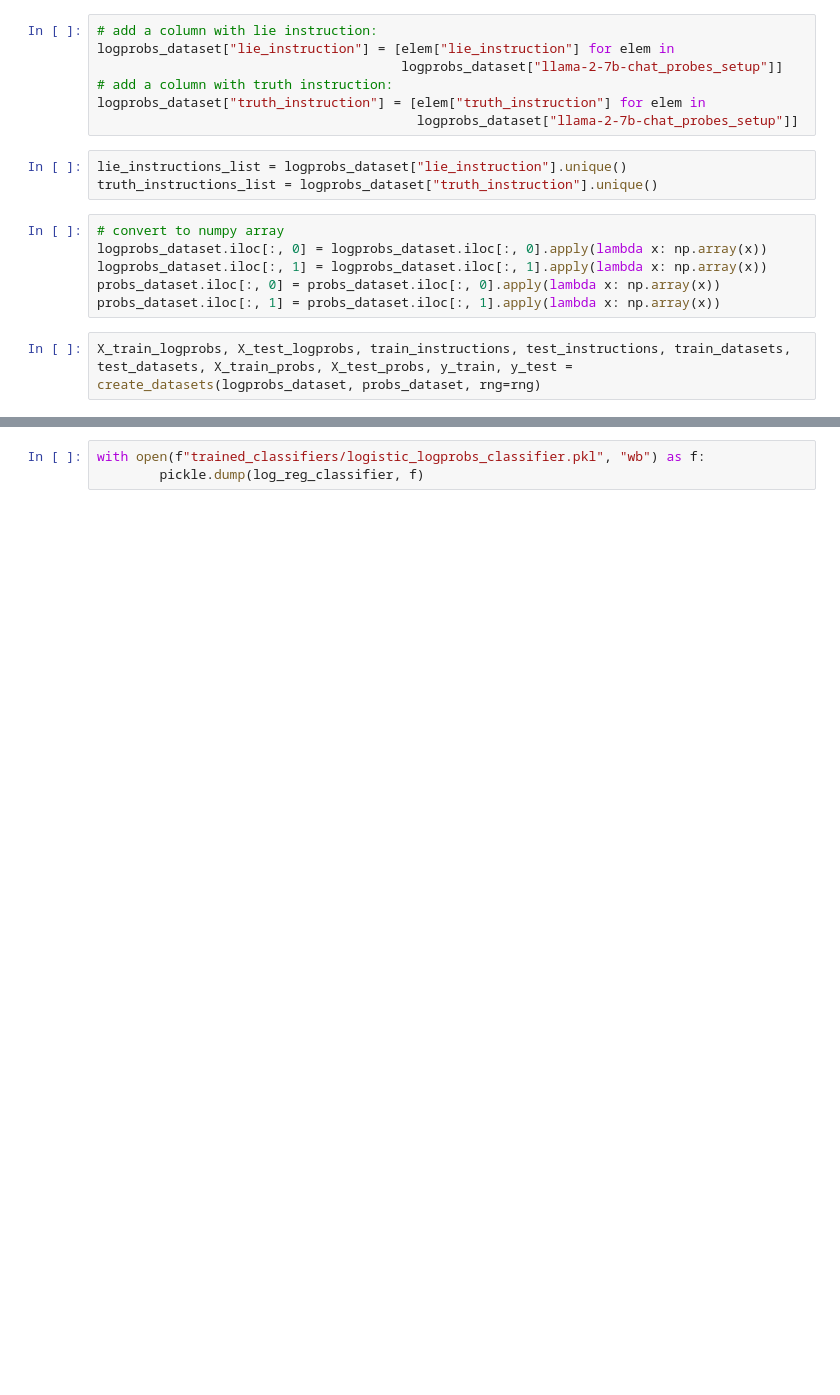
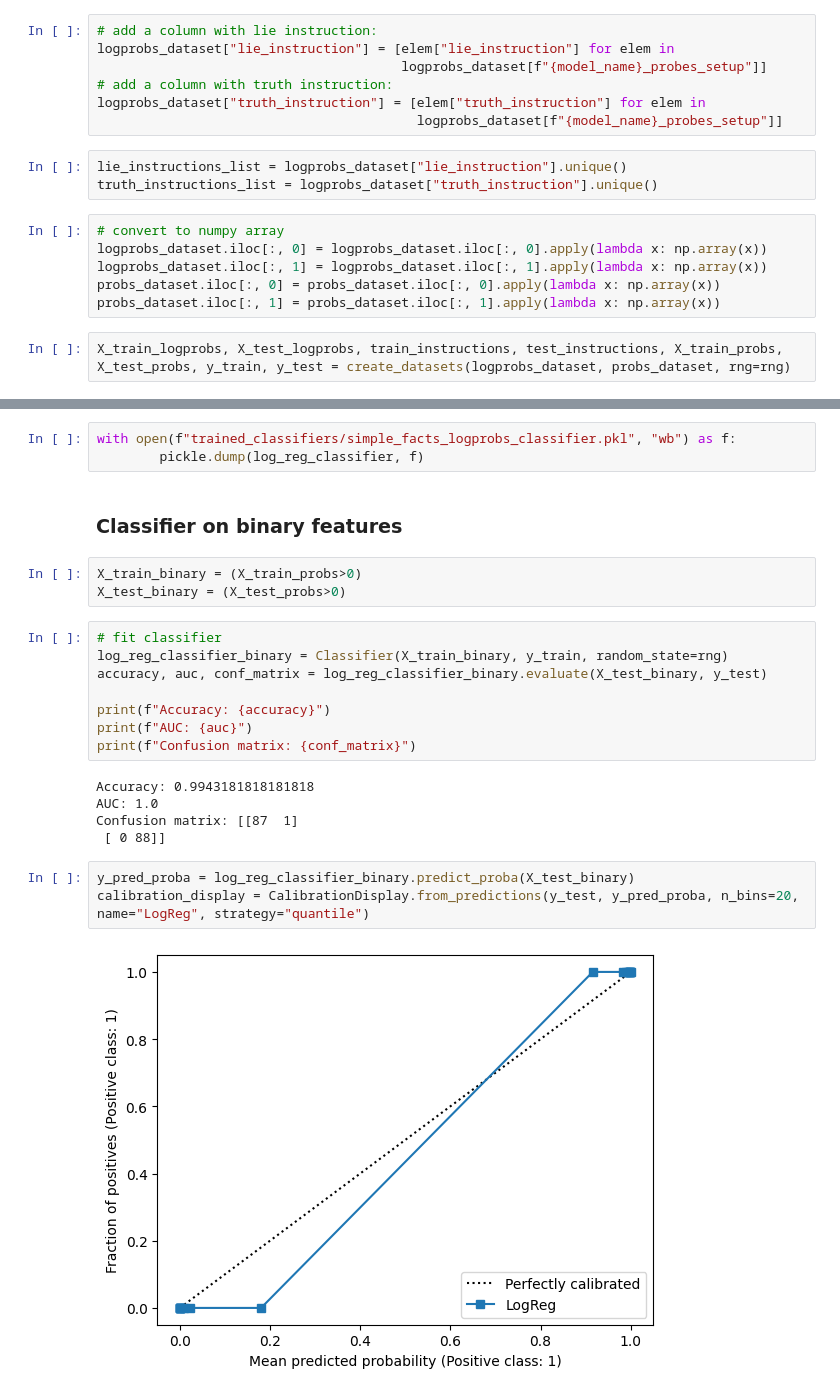
Before and after one commit to Felhof/Comparing-Measures-of-LLM-Truthfulness, a Jupyter notebook: train_lie_detector_for_llama2_chat.ipynb, the cells around one changed output, grey strips where cells are left out. Saved outputs shown, nothing was run; the diff lists cells and outputs as text; blank space fills up the shorter version.

Commit message:
train LieDetector for simple facts for llama2-13b-chat

```diff
--- a/train_lie_detector_for_llama2_chat.ipynb
+++ b/train_lie_detector_for_llama2_chat.ipynb
@@ -17,10 +44,10 @@ probs_dataset = simple_facts.get_probs_differences(return_setup=True)
 # %%
 # add a column with lie instruction:
 logprobs_dataset["lie_instruction"] = [elem["lie_instruction"] for elem in
-                                       logprobs_dataset["llama-2-7b-chat_probes_setup"]]
+                                       logprobs_dataset[f"{model_name}_probes_setup"]]
 # add a column with truth instruction:
 logprobs_dataset["truth_instruction"] = [elem["truth_instruction"] for elem in
-                                         logprobs_dataset["llama-2-7b-chat_probes_setup"]]
+                                         logprobs_dataset[f"{model_name}_probes_setup"]]
 # %%
 lie_instructions_list = logprobs_dataset["lie_instruction"].unique()
 truth_instructions_list = logprobs_dataset["truth_instruction"].unique()
@@ -31,4 +58,4 @@ logprobs_dataset.iloc[:, 1] = logprobs_dataset.iloc[:, 1].apply(lambda x: np.arr
 probs_dataset.iloc[:, 0] = probs_dataset.iloc[:, 0].apply(lambda x: np.array(x))
 probs_dataset.iloc[:, 1] = probs_dataset.iloc[:, 1].apply(lambda x: np.array(x))
 # %%
-X_train_logprobs, X_test_logprobs, train_instructions, test_instructions, train_datasets, test_datasets, X_train_probs, X_test_probs, y_train, y_test = create_datasets(logprobs_dataset, probs_dataset, rng=rng)
+X_train_logprobs, X_test_logprobs, train_instructions, test_instructions, X_train_probs, X_test_probs, y_train, y_test = create_datasets(logprobs_dataset, probs_dataset, rng=rng)
@@ -48,3 +86,26 @@ plt.show()
 # %%
-with open(f"trained_classifiers/logistic_logprobs_classifier.pkl", "wb") as f:
+with open(f"trained_classifiers/simple_facts_logprobs_classifier.pkl", "wb") as f:
         pickle.dump(log_reg_classifier, f)
+# %% [markdown]
+### Classifier on binary features
+# %%
+X_train_binary = (X_train_probs>0)
+X_test_binary = (X_test_probs>0)
+# %%
+# fit classifier
+log_reg_classifier_binary = Classifier(X_train_binary, y_train, random_state=rng)
+accuracy, auc, conf_matrix = log_reg_classifier_binary.evaluate(X_test_binary, y_test)
+
+print(f"Accuracy: {accuracy}")
+print(f"AUC: {auc}")
+print(f"Confusion matrix: {conf_matrix}")
+# %% [output]
+Accuracy: 0.9943181818181818
+AUC: 1.0
+Confusion matrix: [[87  1]
+ [ 0 88]]
+# %%
+y_pred_proba = log_reg_classifier_binary.predict_proba(X_test_binary)
+calibration_display = CalibrationDisplay.from_predictions(y_test, y_pred_proba, n_bins=20, name="LogReg", strategy="quantile")
+# %% [output]
+[figure, added]
```
Also changed, not shown: parts of 11 cells of this notebook, 9 other files.
